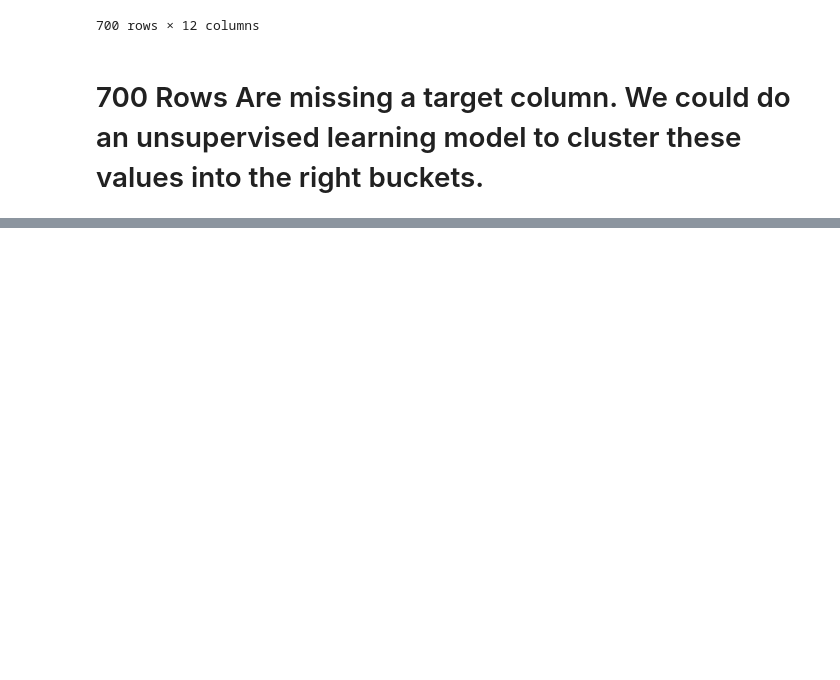
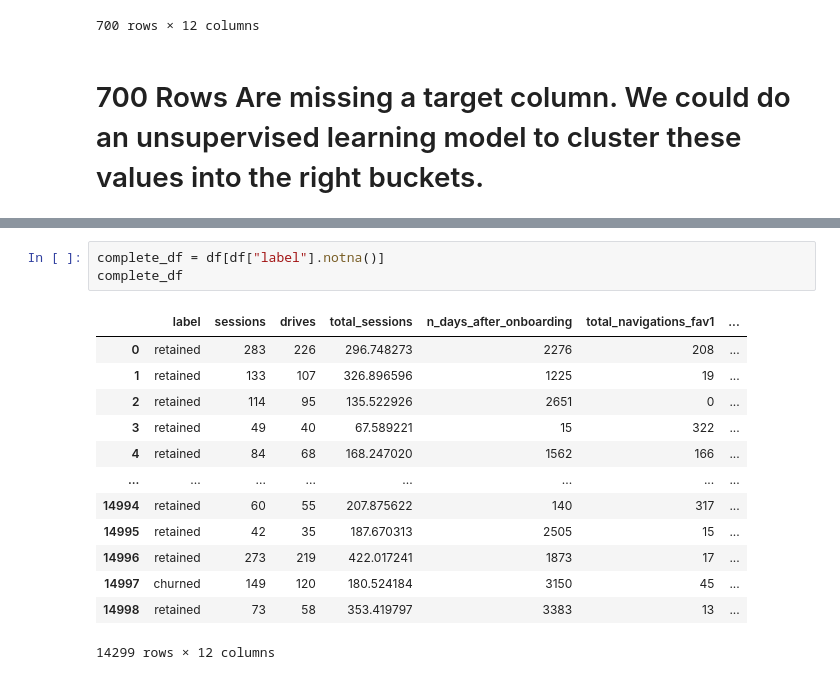
Before and after one commit to MaukanMir/Waze-Analysis, a Jupyter notebook: training.ipynb, the cells around one changed output, grey strips where cells are left out. Drawn from its saved outputs; the diff is of its cells as text; blank space fills up the shorter version.

```diff
--- a/training.ipynb
+++ b/training.ipynb
@@ -127,3 +234,20 @@ missing_values.describe()
 | 50% | 56.000000 | 47.500000 | 177.255925 | 1650.500000 | 62.500000 | 10.000000 | ... |
 | 75% | 112.250000 | 94.000000 | 266.058022 | 2508.750000 | 169.250000 | 43.000000 | ... |
 | max | 556.000000 | 445.000000 | 1076.879741 | 3498.000000 | 1096.000000 | 352.000000 | ... |
+# %%
+complete_df = df[df["label"].notna()]
+complete_df
+# %% [output]
+|  | label | sessions | drives | total_sessions | n_days_after_onboarding | total_navigations_fav1 | ... |
+| 0 | retained | 283 | 226 | 296.748273 | 2276 | 208 | ... |
+| 1 | retained | 133 | 107 | 326.896596 | 1225 | 19 | ... |
+| 2 | retained | 114 | 95 | 135.522926 | 2651 | 0 | ... |
+| 3 | retained | 49 | 40 | 67.589221 | 15 | 322 | ... |
+| 4 | retained | 84 | 68 | 168.247020 | 1562 | 166 | ... |
+| ... | ... | ... | ... | ... | ... | ... | ... |
+| 14994 | retained | 60 | 55 | 207.875622 | 140 | 317 | ... |
+| 14995 | retained | 42 | 35 | 187.670313 | 2505 | 15 | ... |
+| 14996 | retained | 273 | 219 | 422.017241 | 1873 | 17 | ... |
+| 14997 | churned | 149 | 120 | 180.524184 | 3150 | 45 | ... |
+| 14998 | retained | 73 | 58 | 353.419797 | 3383 | 13 | ... |
+14299 rows × 12 columns
```
Also changed, not shown: parts of 8 cells of this notebook.
